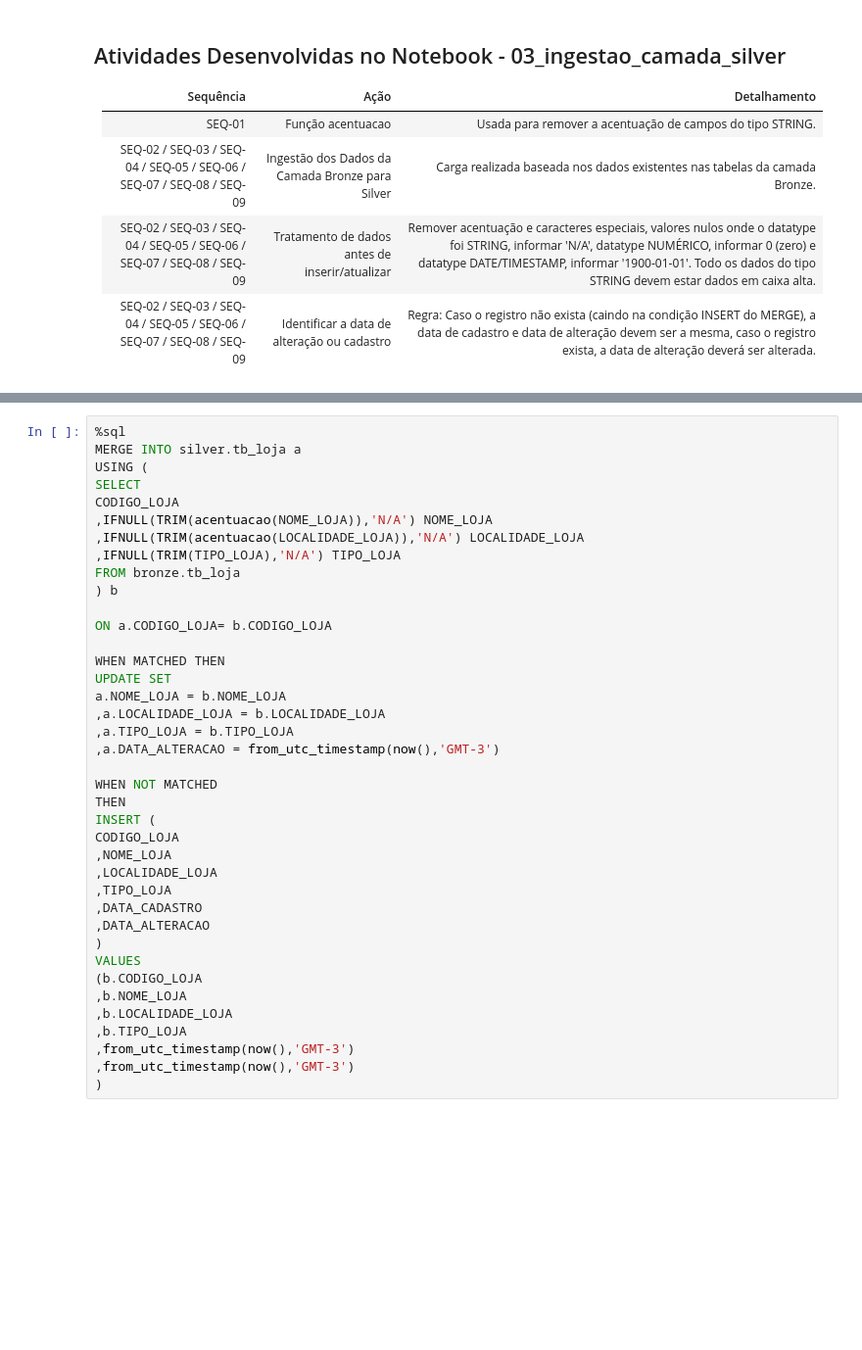
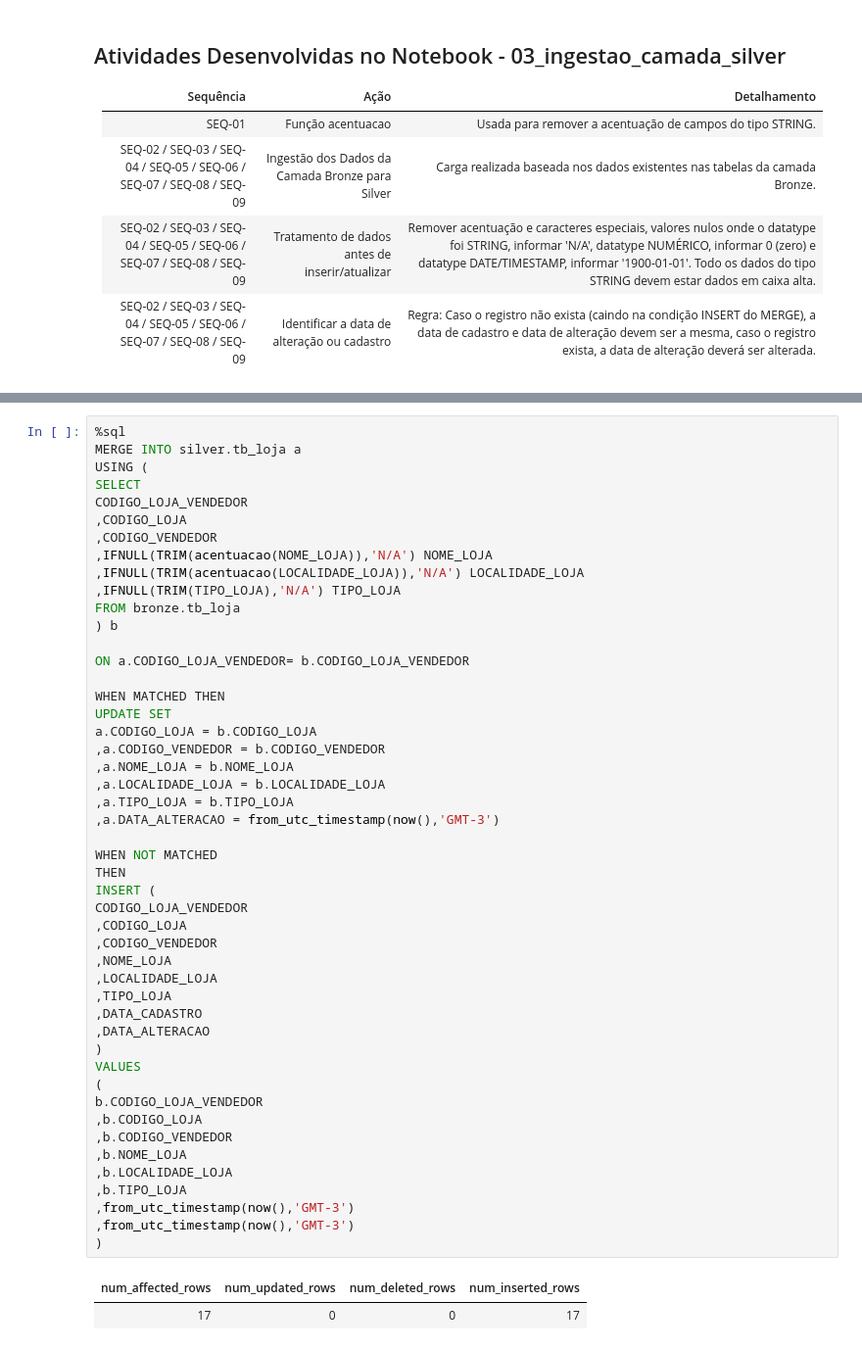
Before and after one commit to dbaassists/Projeto_BI_Zero_TO_DW, a Jupyter notebook: 02_NOTEBOOK/03_ingestao_camada_silver.ipynb, the cells around one changed output, grey strips where cells are left out. Shown at 98% size. Saved outputs shown, nothing was run; the diff lists cells and outputs as text; blank space fills up the shorter version.

```diff
--- a/02_NOTEBOOK/03_ingestao_camada_silver.ipynb
+++ b/02_NOTEBOOK/03_ingestao_camada_silver.ipynb
@@ -155,40 +206,52 @@ b.CODIGO_VENDA
 MERGE INTO silver.tb_loja a
 USING (
 SELECT
-CODIGO_LOJA
+CODIGO_LOJA_VENDEDOR
+,CODIGO_LOJA
+,CODIGO_VENDEDOR
 ,IFNULL(TRIM(acentuacao(NOME_LOJA)),'N/A') NOME_LOJA
 ,IFNULL(TRIM(acentuacao(LOCALIDADE_LOJA)),'N/A') LOCALIDADE_LOJA
 ,IFNULL(TRIM(TIPO_LOJA),'N/A') TIPO_LOJA
 FROM bronze.tb_loja
 ) b
 
-ON a.CODIGO_LOJA= b.CODIGO_LOJA
+ON a.CODIGO_LOJA_VENDEDOR= b.CODIGO_LOJA_VENDEDOR
 
 WHEN MATCHED THEN
 UPDATE SET
-a.NOME_LOJA = b.NOME_LOJA
+a.CODIGO_LOJA = b.CODIGO_LOJA
+,a.CODIGO_VENDEDOR = b.CODIGO_VENDEDOR
+,a.NOME_LOJA = b.NOME_LOJA
 ,a.LOCALIDADE_LOJA = b.LOCALIDADE_LOJA
 ,a.TIPO_LOJA = b.TIPO_LOJA
 ,a.DATA_ALTERACAO = from_utc_timestamp(now(),'GMT-3')
 
 WHEN NOT MATCHED
 THEN
 INSERT (
-CODIGO_LOJA
+CODIGO_LOJA_VENDEDOR
+,CODIGO_LOJA
+,CODIGO_VENDEDOR
 ,NOME_LOJA
 ,LOCALIDADE_LOJA
 ,TIPO_LOJA
 ,DATA_CADASTRO
 ,DATA_ALTERACAO
 )
 VALUES
-(b.CODIGO_LOJA
+(
+b.CODIGO_LOJA_VENDEDOR
+,b.CODIGO_LOJA
+,b.CODIGO_VENDEDOR
 ,b.NOME_LOJA
 ,b.LOCALIDADE_LOJA
 ,b.TIPO_LOJA
 ,from_utc_timestamp(now(),'GMT-3')
 ,from_utc_timestamp(now(),'GMT-3')
 )
+# %% [output]
+| num_affected_rows | num_updated_rows | num_deleted_rows | num_inserted_rows |
+| 17 | 0 | 0 | 17 |
 # %%
 %sql
 
```
Also changed, not shown: parts of 8 cells of this notebook, 34 other files.
